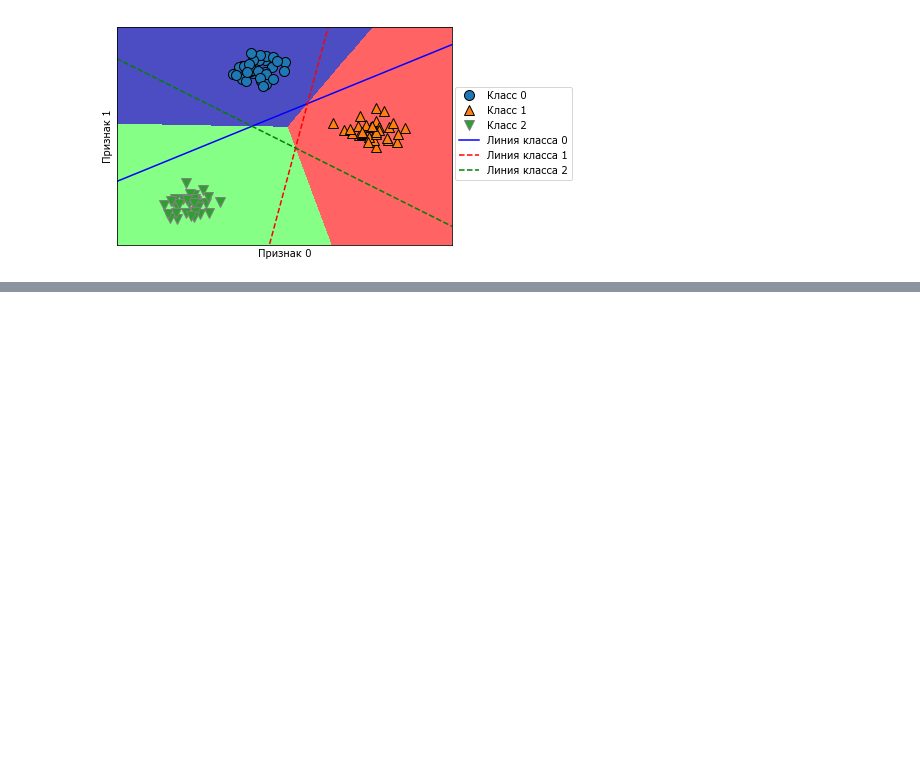
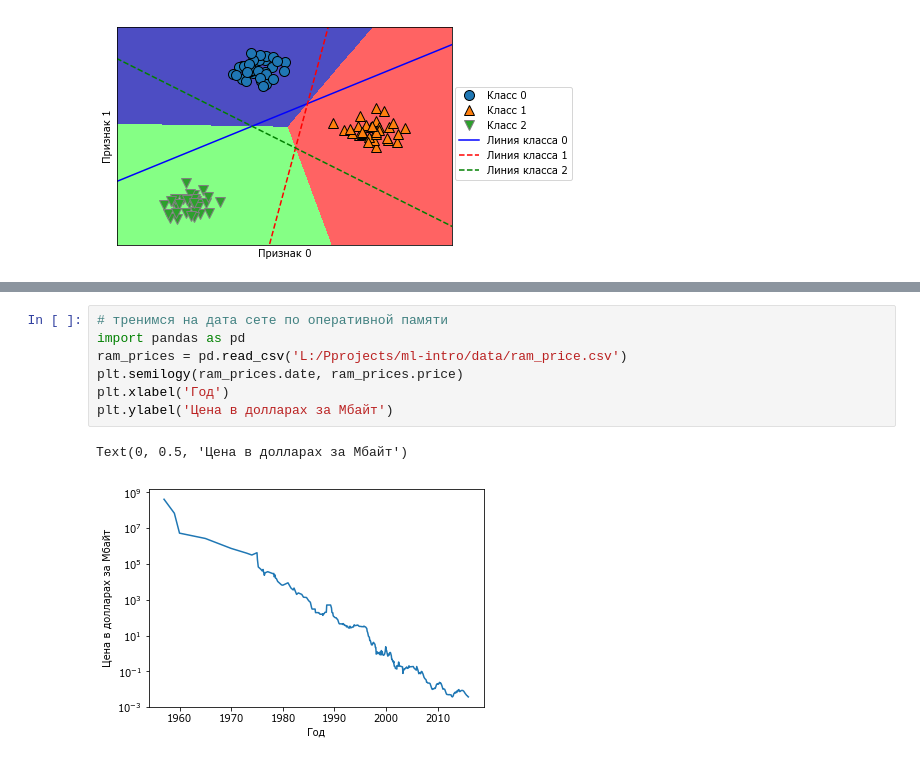
Before and after one commit to azamind/ml-intro, a Jupyter notebook: code/Chapter2.ipynb, the cells around one changed output, grey strips where cells are left out. Cells and saved outputs as stored; diff of their text form; blank space fills up the shorter version.

```diff
--- a/code/Chapter2.ipynb
+++ b/code/Chapter2.ipynb
@@ -436,0 +513,10 @@ Text(0, 0.5, 'Признак 1')
+# %%
+# тренимся на дата сете по оперативной памяти
+import pandas as pd
+ram_prices = pd.read_csv('L:/Pprojects/ml-intro/data/ram_price.csv')
+plt.semilogy(ram_prices.date, ram_prices.price)
+plt.xlabel('Год')
+plt.ylabel('Цена в долларах за Мбайт')
+# %% [output]
+Text(0, 0.5, 'Цена в долларах за Мбайт')
+[figure, added]
```
Also changed, not shown: parts of 26 cells of this notebook, 2 other files.
